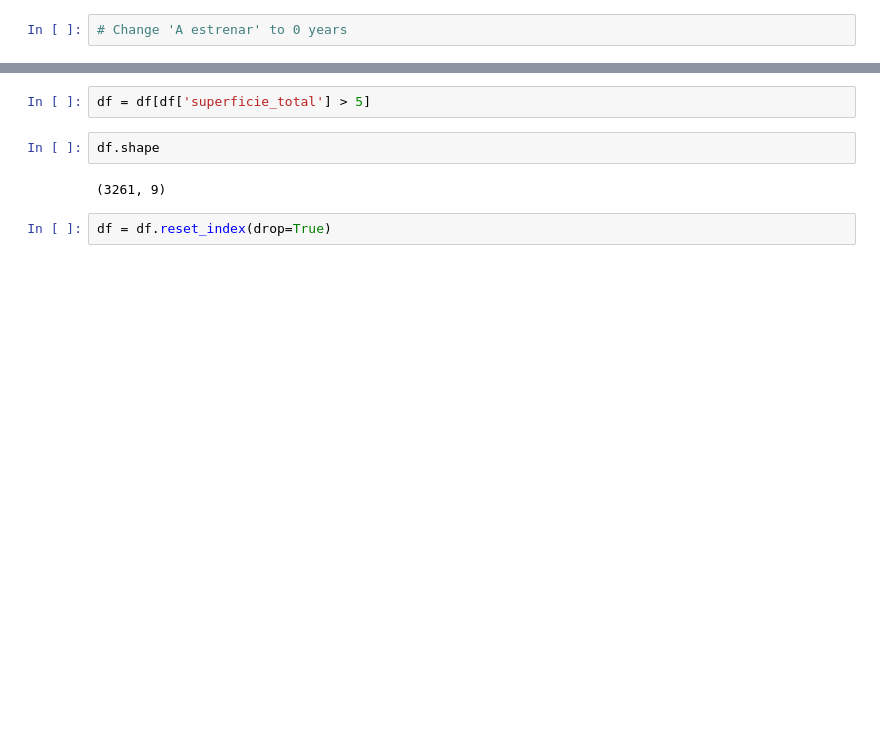
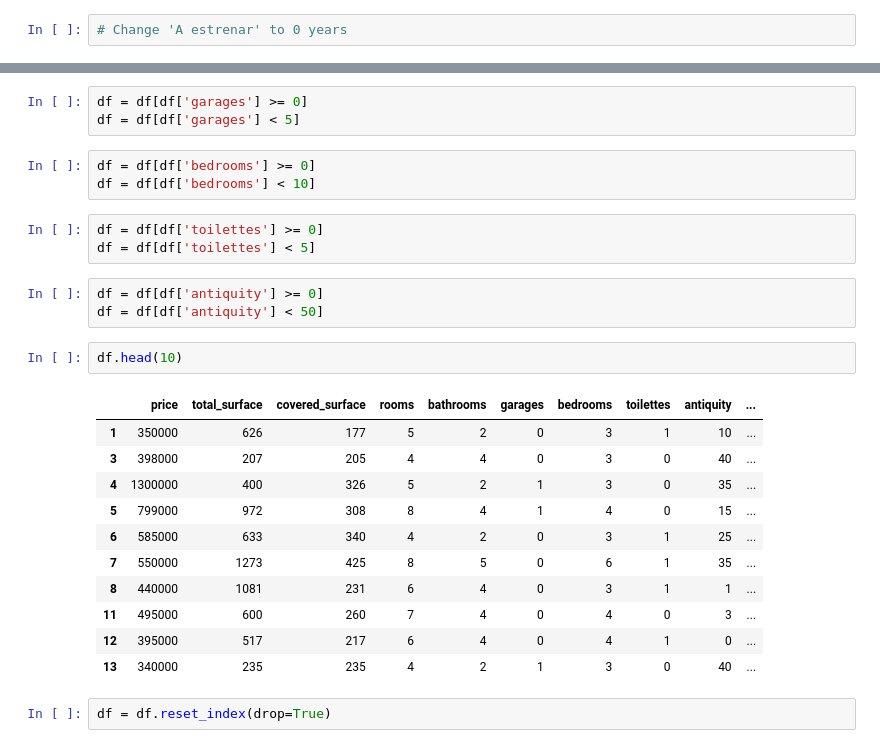
Before and after one commit to brianfroschauer/house_appraiser, a Jupyter notebook: house_appraiser.ipynb, the cells around one changed output, grey strips where cells are left out. Saved outputs shown, nothing was run; the diff lists cells and outputs as text; blank space fills up the shorter version.

```diff
--- a/house_appraiser.ipynb
+++ b/house_appraiser.ipynb
@@ -97,9 +144,29 @@ df = df[df['antiguedad'] < 1900]
 # %%
-df = df[df['superficie_total'] > 5]
+df = df[df['garages'] >= 0]
+df = df[df['garages'] < 5]
-# %%
-df.shape
-# %% [output]
-(3261, 9)
+# %%
+df = df[df['bedrooms'] >= 0]
+df = df[df['bedrooms'] < 10]
+# %%
+df = df[df['toilettes'] >= 0]
+df = df[df['toilettes'] < 5]
+# %%
+df = df[df['antiquity'] >= 0]
+df = df[df['antiquity'] < 50]
+# %%
+df.head(10)
+# %% [output]
+|  | price | total_surface | covered_surface | rooms | bathrooms | garages | bedrooms | toilettes | antiquity | ... |
+| 1 | 350000 | 626 | 177 | 5 | 2 | 0 | 3 | 1 | 10 | ... |
+| 3 | 398000 | 207 | 205 | 4 | 4 | 0 | 3 | 0 | 40 | ... |
+| 4 | 1300000 | 400 | 326 | 5 | 2 | 1 | 3 | 0 | 35 | ... |
+| 5 | 799000 | 972 | 308 | 8 | 4 | 1 | 4 | 0 | 15 | ... |
+| 6 | 585000 | 633 | 340 | 4 | 2 | 0 | 3 | 1 | 25 | ... |
+| 7 | 550000 | 1273 | 425 | 8 | 5 | 0 | 6 | 1 | 35 | ... |
+| 8 | 440000 | 1081 | 231 | 6 | 4 | 0 | 3 | 1 | 1 | ... |
+| 11 | 495000 | 600 | 260 | 7 | 4 | 0 | 4 | 0 | 3 | ... |
+| 12 | 395000 | 517 | 217 | 6 | 4 | 0 | 4 | 1 | 0 | ... |
+| 13 | 340000 | 235 | 235 | 4 | 2 | 1 | 3 | 0 | 40 | ... |
 # %%
 df = df.reset_index(drop=True)
 # %%
```
Also changed, not shown: parts of 37 cells of this notebook, 6 other files.
